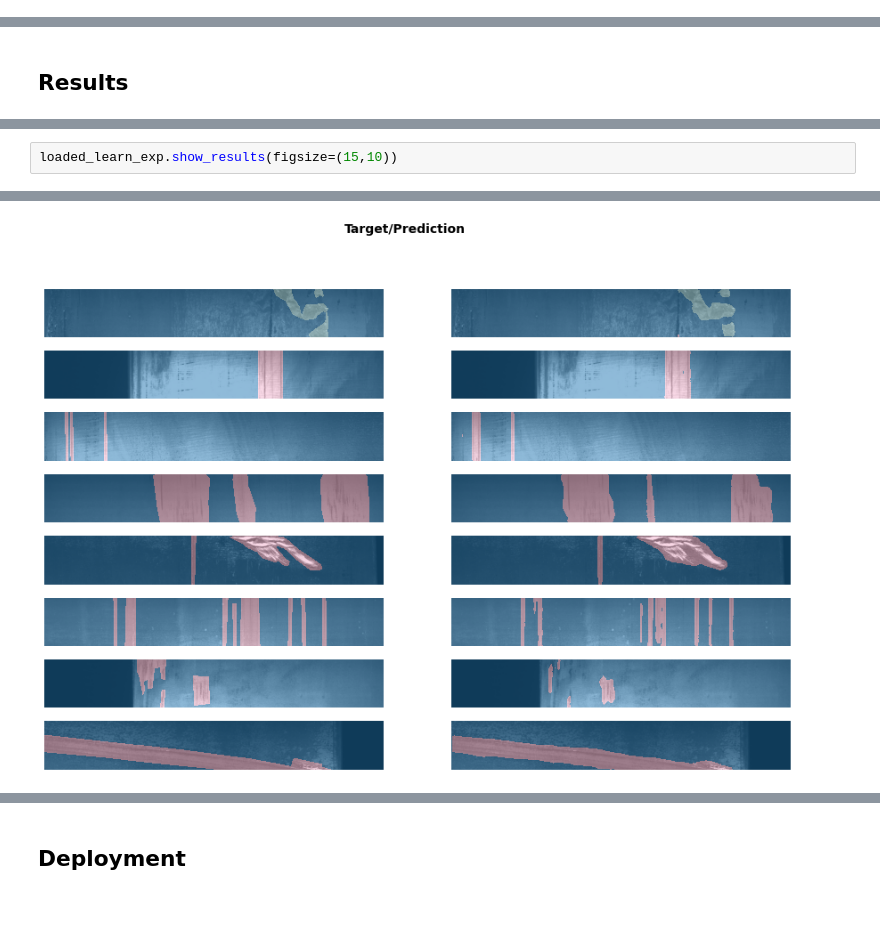
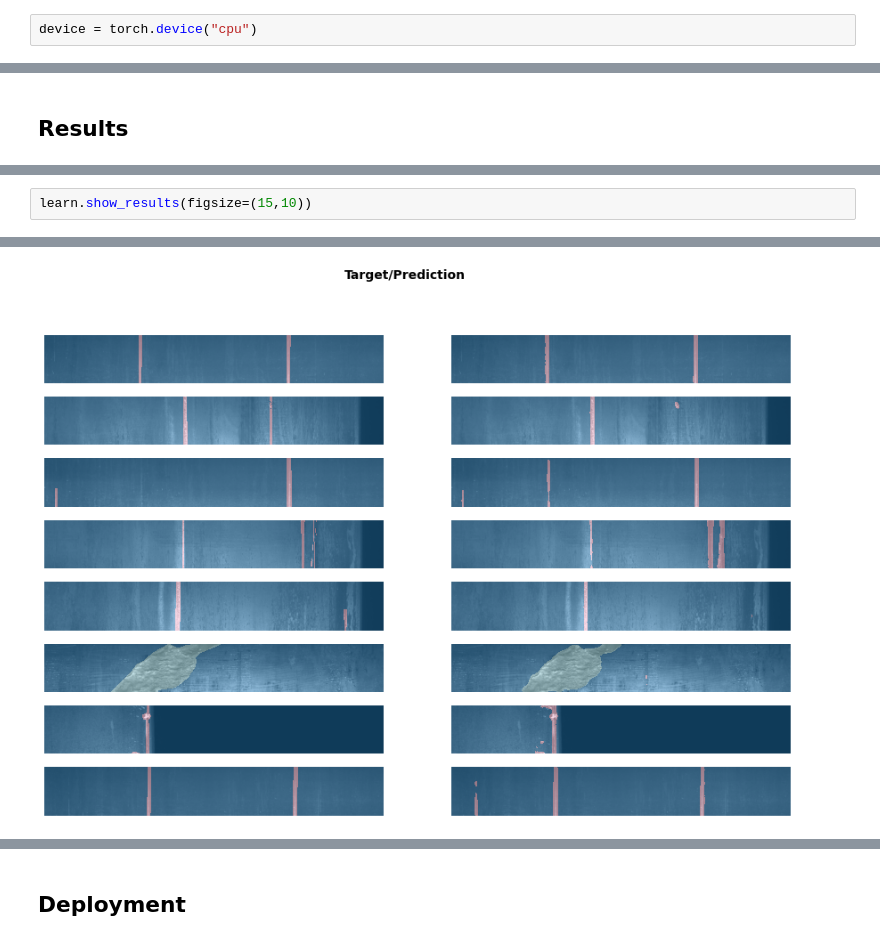
Before and after one commit to marcomatteo/steel_segmentation, a Jupyter notebook: nbs/_11_EfficientNet-UNET.ipynb, the cells around one changed output, grey strips where cells are left out. Cells and saved outputs as stored; diff of their text form; blank space fills up the shorter version.

```diff
--- a/nbs/_11_EfficientNet-UNET.ipynb
+++ b/nbs/_11_EfficientNet-UNET.ipynb
@@ -29,6 +29,8 @@ from fastai.data.all import *
 
 import albumentations as alb
 import segmentation_models_pytorch as smp
+# %%
+device = torch.device("cpu")
 # %%
 device = torch.device("cuda" if torch.cuda.is_available() else "cpu"); device
 # %% [output]
@@ -255,6 +259,6 @@ loaded_learn_exp.show_results(figsize=(15,10))
 # %%
-loaded_learn_exp.show_results(figsize=(15,10))
+learn.show_results(figsize=(15,10))
 # %% [output]
 [interactive output not drawn]
-[figure, old version]
+[figure, new version]
 # %%
```
Also changed, not shown: parts of 7 cells of this notebook, 9 other files.
